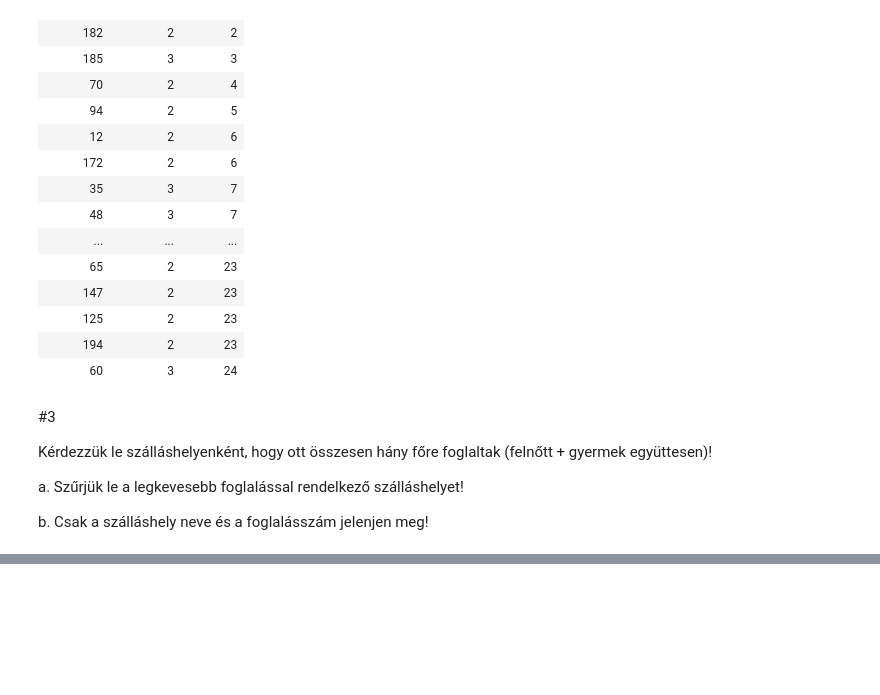
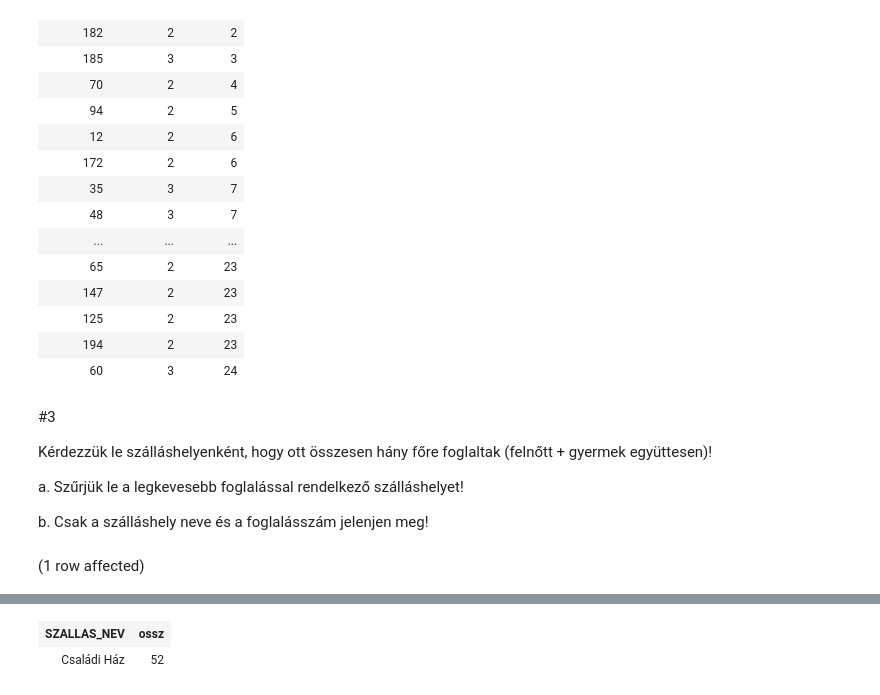
Before and after one commit to semseimarton/sqlgyak03, a Jupyter notebook: ZH2.ipynb, the cells around one changed output, grey strips where cells are left out. Cells and saved outputs as stored; diff of their text form; code cells hidden in the pictures; blank space fills up the shorter version.

```diff
--- a/ZH2.ipynb
+++ b/ZH2.ipynb
@@ -69,3 +69,26 @@ Kérdezzük le szálláshelyenként, hogy ott összesen hány főre foglaltak (f
 a. Szűrjük le a legkevesebb foglalással rendelkező szálláshelyet!
 
 b. Csak a szálláshely neve és a foglalásszám jelenjen meg!
+# %%
+SELECT
+  sz.SZALLAS_NEV,
+  SUM(f.FELNOTT_SZAM + f.GYERMEK_SZAM) AS ossz
+
+FROM Szallashely sz JOIN Szoba s ON sz.SZALLAS_ID = s.SZALLAS_FK
+JOIN Foglalas f ON s.SZOBA_ID = f.SZOBA_FK
+GROUP BY sz.SZALLAS_NEV
+HAVING SUM(f.FELNOTT_SZAM + f.GYERMEK_SZAM) =
+(
+  SELECT MIN(ossz)
+  FROM
+  (
+    SELECT
+      SUM(f2.FELNOTT_SZAM + f2.GYERMEK_SZAM) AS ossz
+    FROM Szallashely sz2
+    JOIN Szoba s2 ON sz2.SZALLAS_ID = s2.SZALLAS_FK
+    JOIN Foglalas f2 ON s2.SZOBA_ID = f2.SZOBA_FK
+    GROUP BY sz2.SZALLAS_ID
+  ) AS foglalasminimum
+)
+# %% [output]
+(1 row affected)
@@ -71,0 +96,2 @@ b. Csak a szálláshely neve és a foglalásszám jelenjen meg!
+| SZALLAS_NEV | ossz |
+| Családi Ház | 52 |
```
Also changed, not shown: parts of 2 cells of this notebook.
